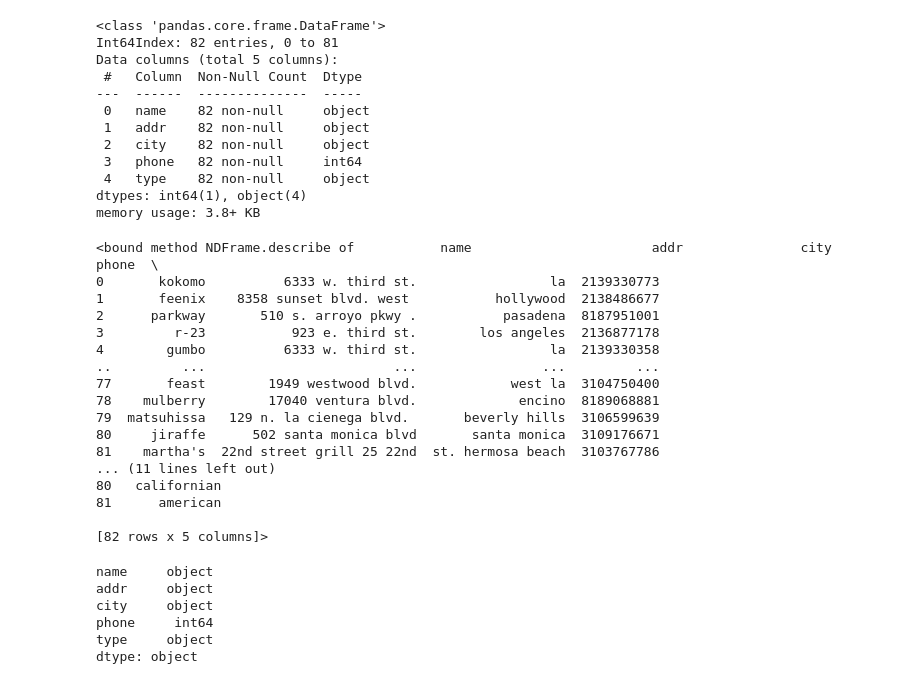
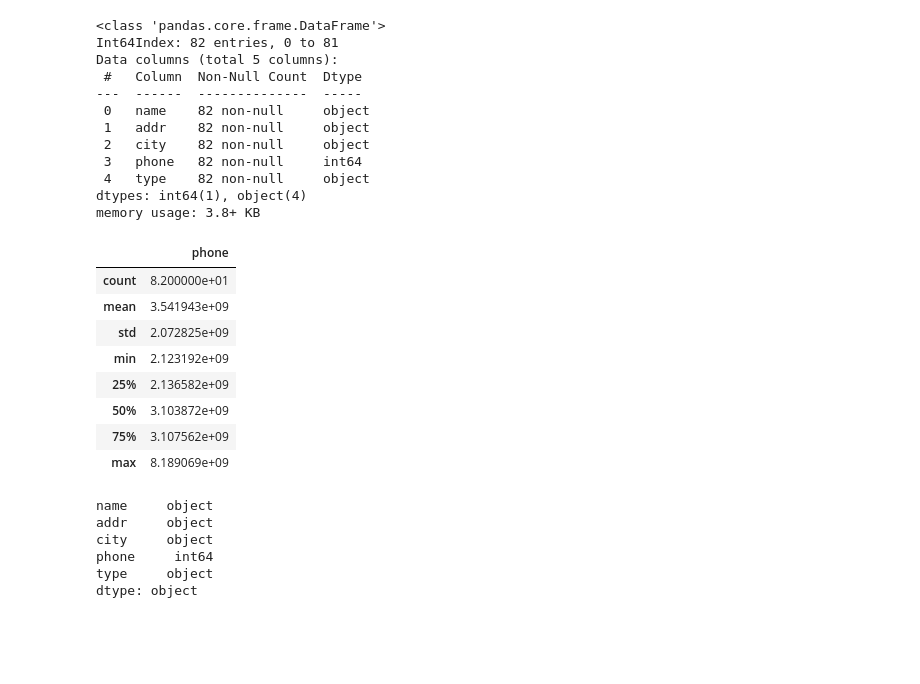
Before and after one commit to Pranav016/EDA-and-feature-engineering-practice, a Jupyter notebook: Restraunt_dataset/restaurant.ipynb, the cells around one changed output. Cells and saved outputs as stored; diff of their text form; code cells hidden in the pictures; blank space fills up the shorter version.

```diff
--- a/Restraunt_dataset/restaurant.ipynb
+++ b/Restraunt_dataset/restaurant.ipynb
@@ -40,25 +40,17 @@ Data columns (total 5 columns):
 dtypes: int64(1), object(4)
 memory usage: 3.8+ KB
 # %%
-df.describe
+df.describe()
 # %% [output]
-<bound method NDFrame.describe of           name                       addr               city       phone  \
-0       kokomo          6333 w. third st.                 la  2139330773
-1       feenix    8358 sunset blvd. west           hollywood  2138486677
-2      parkway       510 s. arroyo pkwy .           pasadena  8187951001
-3         r-23           923 e. third st.        los angeles  2136877178
-4        gumbo          6333 w. third st.                 la  2139330358
-..         ...                        ...                ...         ...
-77       feast        1949 westwood blvd.            west la  3104750400
-78    mulberry        17040 ventura blvd.             encino  8189068881
-79  matsuhissa   129 n. la cienega blvd.       beverly hills  3106599639
-80     jiraffe      502 santa monica blvd       santa monica  3109176671
-81    martha's  22nd street grill 25 22nd  st. hermosa beach  3103767786
-... (11 lines left out)
-80   californian
-81      american
-
-[82 rows x 5 columns]>
+|  | phone |
+| count | 8.200000e+01 |
+| mean | 3.541943e+09 |
+| std | 2.072825e+09 |
+| min | 2.123192e+09 |
+| 25% | 2.136582e+09 |
+| 50% | 3.103872e+09 |
+| 75% | 3.107562e+09 |
+| max | 8.189069e+09 |
 # %%
 df.dtypes
 # %% [output]
```
Also changed, not shown: parts of 6 cells of this notebook, 3 other files.
